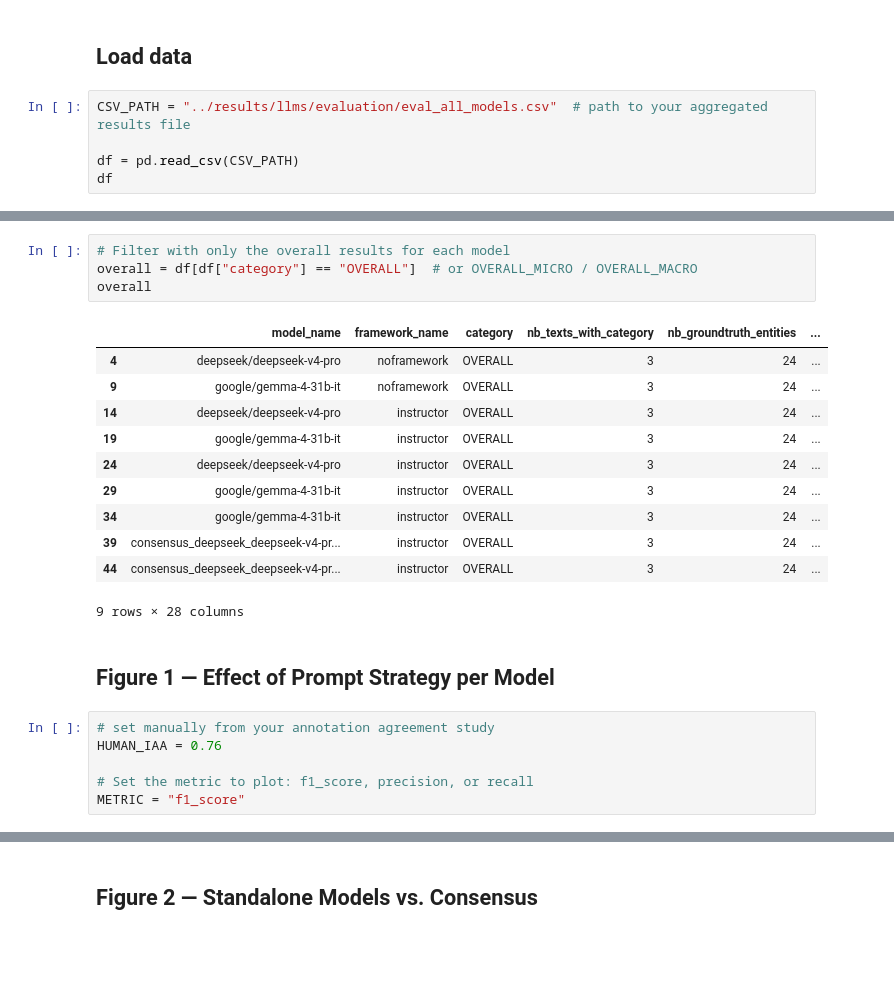
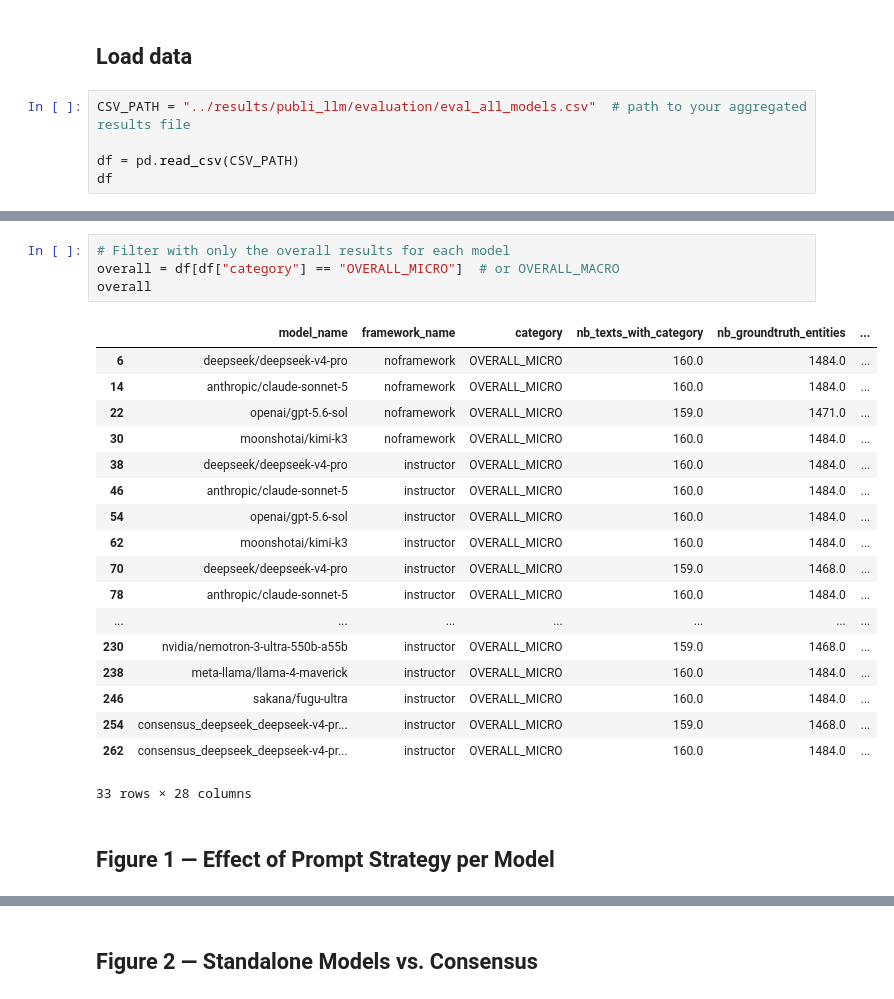
Before and after one commit to MDverse/mdner_llm, a Jupyter notebook: notebooks/plot_ner_performance.ipynb, the cells around one changed output, grey strips where cells are left out. Cells and saved outputs as stored; diff of their text form; blank space fills up the shorter version.

Commit message:
feat: Improve the result figures

```diff
--- a/notebooks/plot_ner_performance.ipynb
+++ b/notebooks/plot_ner_performance.ipynb
@@ -70,7 +69,7 @@ def apply_journal_theme(figure: go.Figure, y_axis_title: str) -> None:
 # %% [markdown]
 ## **Load data**
 # %%
-CSV_PATH = "../results/llms/evaluation/eval_all_models.csv"  # path to your aggregated results file
+CSV_PATH = "../results/publi_llm/evaluation/eval_all_models.csv"  # path to your aggregated results file
 
 df = pd.read_csv(CSV_PATH)
 df
@@ -96,25 +90,26 @@ df
 # %%
 # Filter with only the overall results for each model
-overall = df[df["category"] == "OVERALL"]  # or OVERALL_MICRO / OVERALL_MACRO
+overall = df[df["category"] == "OVERALL_MICRO"]  # or OVERALL_MACRO
 overall
 # %% [output]
 |  | model_name | framework_name | category | nb_texts_with_category | nb_groundtruth_entities | ... |
-| 4 | deepseek/deepseek-v4-pro | noframework | OVERALL | 3 | 24 | ... |
-| 9 | google/gemma-4-31b-it | noframework | OVERALL | 3 | 24 | ... |
-| 14 | deepseek/deepseek-v4-pro | instructor | OVERALL | 3 | 24 | ... |
-| 19 | google/gemma-4-31b-it | instructor | OVERALL | 3 | 24 | ... |
-| 24 | deepseek/deepseek-v4-pro | instructor | OVERALL | 3 | 24 | ... |
-| 29 | google/gemma-4-31b-it | instructor | OVERALL | 3 | 24 | ... |
-| 34 | google/gemma-4-31b-it | instructor | OVERALL | 3 | 24 | ... |
-| 39 | consensus_deepseek_deepseek-v4-pr... | instructor | OVERALL | 3 | 24 | ... |
-| 44 | consensus_deepseek_deepseek-v4-pr... | instructor | OVERALL | 3 | 24 | ... |
+| 6 | deepseek/deepseek-v4-pro | noframework | OVERALL_MICRO | 160.0 | 1484.0 | ... |
+| 14 | anthropic/claude-sonnet-5 | noframework | OVERALL_MICRO | 160.0 | 1484.0 | ... |
+| 22 | openai/gpt-5.6-sol | noframework | OVERALL_MICRO | 159.0 | 1471.0 | ... |
+| 30 | moonshotai/kimi-k3 | noframework | OVERALL_MICRO | 160.0 | 1484.0 | ... |
+| 38 | deepseek/deepseek-v4-pro | instructor | OVERALL_MICRO | 160.0 | 1484.0 | ... |
+| 46 | anthropic/claude-sonnet-5 | instructor | OVERALL_MICRO | 160.0 | 1484.0 | ... |
+| 54 | openai/gpt-5.6-sol | instructor | OVERALL_MICRO | 160.0 | 1484.0 | ... |
+| 62 | moonshotai/kimi-k3 | instructor | OVERALL_MICRO | 160.0 | 1484.0 | ... |
+| 70 | deepseek/deepseek-v4-pro | instructor | OVERALL_MICRO | 159.0 | 1468.0 | ... |
+| 78 | anthropic/claude-sonnet-5 | instructor | OVERALL_MICRO | 160.0 | 1484.0 | ... |
+| ... | ... | ... | ... | ... | ... | ... |
+| 230 | nvidia/nemotron-3-ultra-550b-a55b | instructor | OVERALL_MICRO | 159.0 | 1468.0 | ... |
+| 238 | meta-llama/llama-4-maverick | instructor | OVERALL_MICRO | 160.0 | 1484.0 | ... |
+| 246 | sakana/fugu-ultra | instructor | OVERALL_MICRO | 160.0 | 1484.0 | ... |
+| 254 | consensus_deepseek_deepseek-v4-pr... | instructor | OVERALL_MICRO | 159.0 | 1468.0 | ... |
+| 262 | consensus_deepseek_deepseek-v4-pr... | instructor | OVERALL_MICRO | 160.0 | 1484.0 | ... |
-9 rows × 28 columns
+33 rows × 28 columns
 # %% [markdown]
 ## **Figure 1 — Effect of Prompt Strategy per Model**
-# %%
-# set manually from your annotation agreement study
-HUMAN_IAA = 0.76
-
-# Set the metric to plot: f1_score, precision, or recall
-METRIC = "f1_score"
 # %%
```
Also changed, not shown: parts of 8 cells of this notebook.
